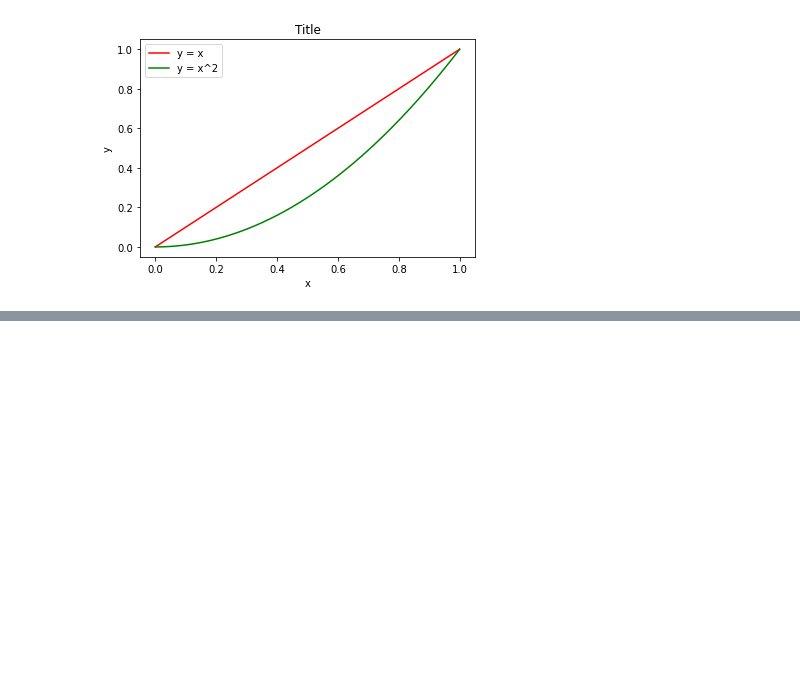
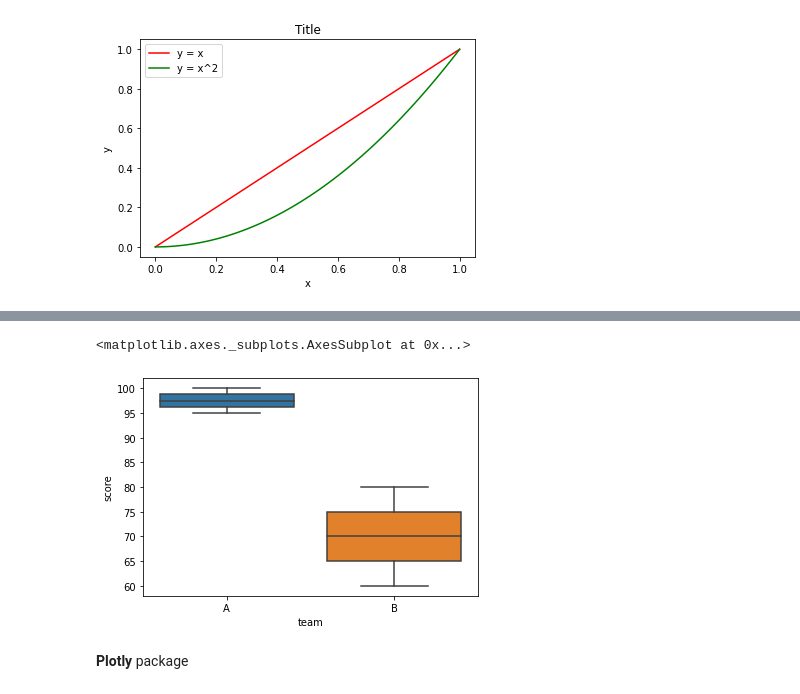
Before and after one commit to uuuujisu/FastCampus_colab, a Jupyter notebook: 0_Intro.ipynb, the cells around one changed output, grey strips where cells are left out. Cells and saved outputs as stored; diff of their text form; code cells hidden in the pictures; blank space fills up the shorter version.

```diff
--- a/0_Intro.ipynb
+++ b/0_Intro.ipynb
@@ -73,0 +83,7 @@ fig.show()
+# %%
+sns.boxplot(y='score', x='team', data=df)
+# %% [output]
+<matplotlib.axes._subplots.AxesSubplot at 0x...>
+[figure, added]
+# %% [markdown]
+**Plotly** package
```
Also changed, not shown: parts of 5 cells of this notebook.
